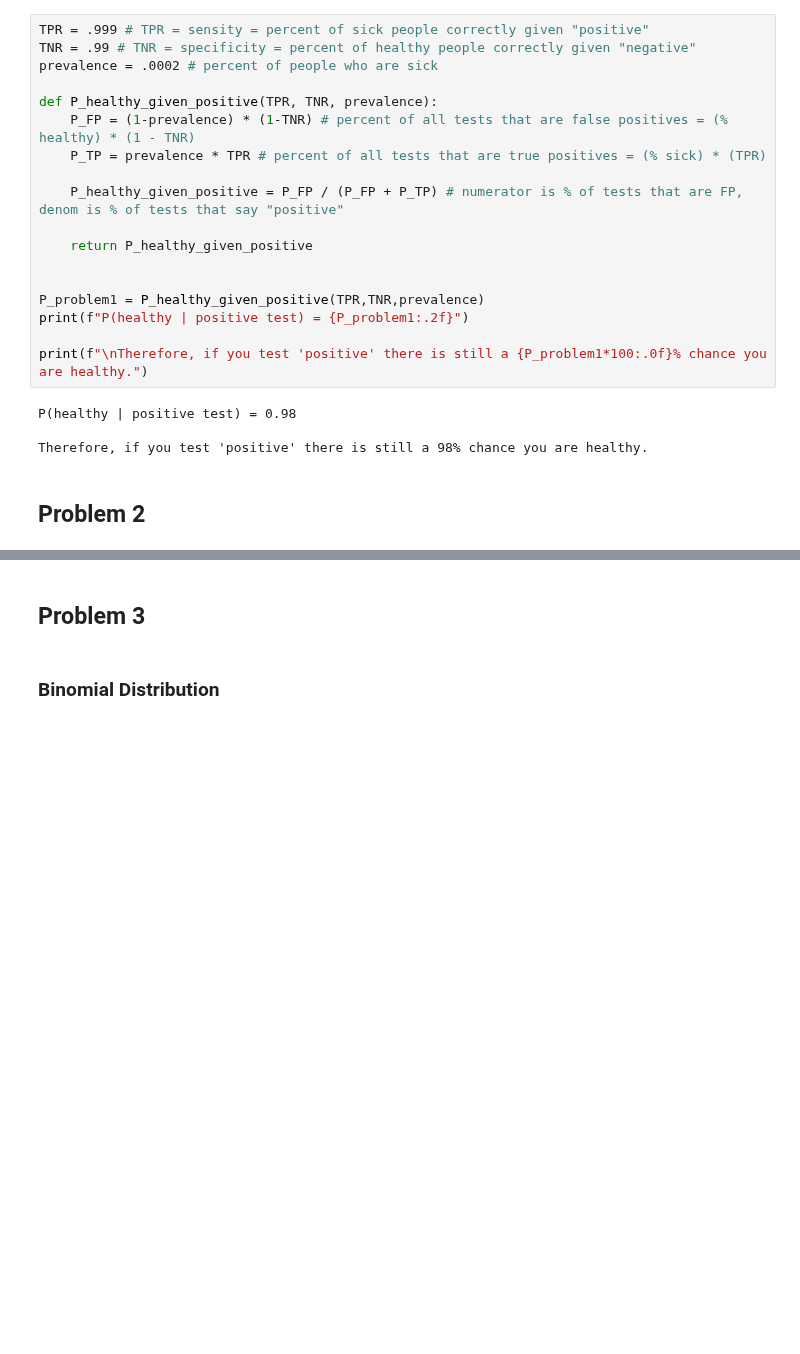
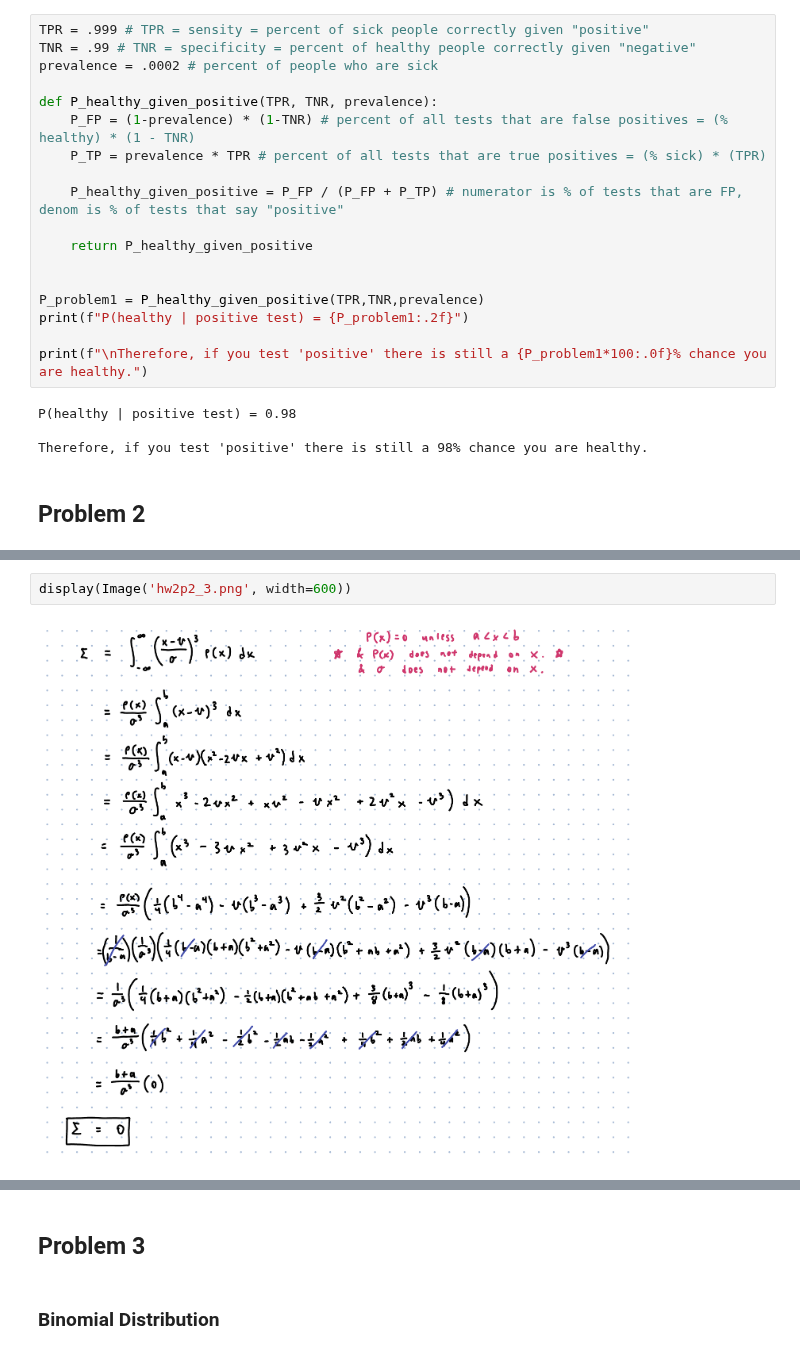
Before and after one commit to AutumnPearce/ASTR340, a Jupyter notebook: hws/hw2.ipynb, the cells around one changed output, grey strips where cells are left out. Drawn from its saved outputs; the diff is of its cells as text; blank space fills up the shorter version.

```diff
--- a/hws/hw2.ipynb
+++ b/hws/hw2.ipynb
@@ -36,2 +43,6 @@ Therefore, if you test 'positive' there is still a 98% chance you are healthy.
+# %%
+display(Image('hw2p2_3.png', width=600))
+# %% [output]
+[figure, added]
 # %% [markdown]
 ### kurtosis
```
Also changed, not shown: parts of 8 cells of this notebook, 2 other files.
